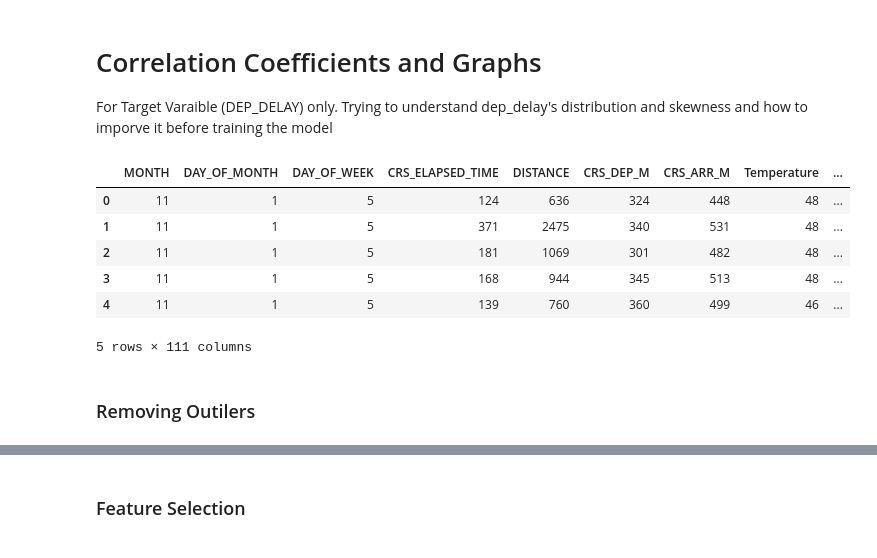
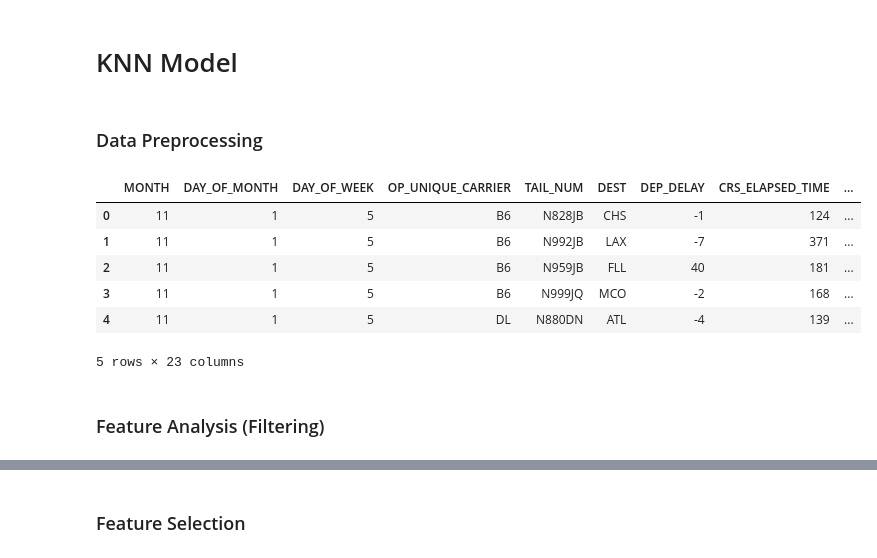
Before and after one commit to Josiah-Lam/Flight-delay, a Jupyter notebook: classification-model/knn.ipynb, the cells around one changed output, grey strips where cells are left out. Saved outputs shown, nothing was run; the diff lists cells and outputs as text; code cells hidden in the pictures.

```diff
--- a/classification-model/knn.ipynb
+++ b/classification-model/knn.ipynb
@@ -1,7 +1,5 @@
-# %% [markdown]
-# Correlation Coefficients and Graphs
-
-For Target Varaible (DEP_DELAY) only. Trying to understand dep_delay's distribution and skewness and how to imporve it before training the model
+# %% [markdown]
+# KNN Model
 # %%
 # import modules
 import pandas as pd
@@ -9,14 +7,16 @@ import matplotlib.pyplot as plt
 import numpy as np
 import seaborn as sns
 %matplotlib inline
+# %% [markdown]
+### Data Preprocessing
 # %%
-df = pd.read_csv('../cleaning-preprocessing/cleaned_flight_data_with_target.csv')
+df = pd.read_csv('../cleaning-preprocessing/flight-delay-dataset.csv')
 df.head(5)
 # %% [output]
-|  | MONTH | DAY_OF_MONTH | DAY_OF_WEEK | CRS_ELAPSED_TIME | DISTANCE | CRS_DEP_M | CRS_ARR_M | Temperature | ... |
-| 0 | 11 | 1 | 5 | 124 | 636 | 324 | 448 | 48 | ... |
-| 1 | 11 | 1 | 5 | 371 | 2475 | 340 | 531 | 48 | ... |
-| 2 | 11 | 1 | 5 | 181 | 1069 | 301 | 482 | 48 | ... |
-| 3 | 11 | 1 | 5 | 168 | 944 | 345 | 513 | 48 | ... |
-| 4 | 11 | 1 | 5 | 139 | 760 | 360 | 499 | 46 | ... |
+|  | MONTH | DAY_OF_MONTH | DAY_OF_WEEK | OP_UNIQUE_CARRIER | TAIL_NUM | DEST | DEP_DELAY | CRS_ELAPSED_TIME | ... |
+| 0 | 11 | 1 | 5 | B6 | N828JB | CHS | -1 | 124 | ... |
+| 1 | 11 | 1 | 5 | B6 | N992JB | LAX | -7 | 371 | ... |
+| 2 | 11 | 1 | 5 | B6 | N959JB | FLL | 40 | 181 | ... |
+| 3 | 11 | 1 | 5 | B6 | N999JQ | MCO | -2 | 168 | ... |
+| 4 | 11 | 1 | 5 | DL | N880DN | ATL | -4 | 139 | ... |
-5 rows × 111 columns
+5 rows × 23 columns
@@ -23,3 +46,5 @@ df.head(5)
+# %% [markdown]
+### Feature Analysis (Filtering)
 # %%
 # Considering any flight is delay after 15 minutes
 df = df[df['DEP_DELAY'] >= 15]
@@ -28,5 +53,3 @@ df = df[df['DEP_DELAY'] >= 15]
 df = df[df['CRS_ELAPSED_TIME'] < 600]
 df = df[df['DISTANCE'] < 4000]
 df = df[df['CRS_ARR_M'] > 400]
-# %% [markdown]
-### Removing Outilers
```
Also changed, not shown: parts of 13 cells of this notebook.
